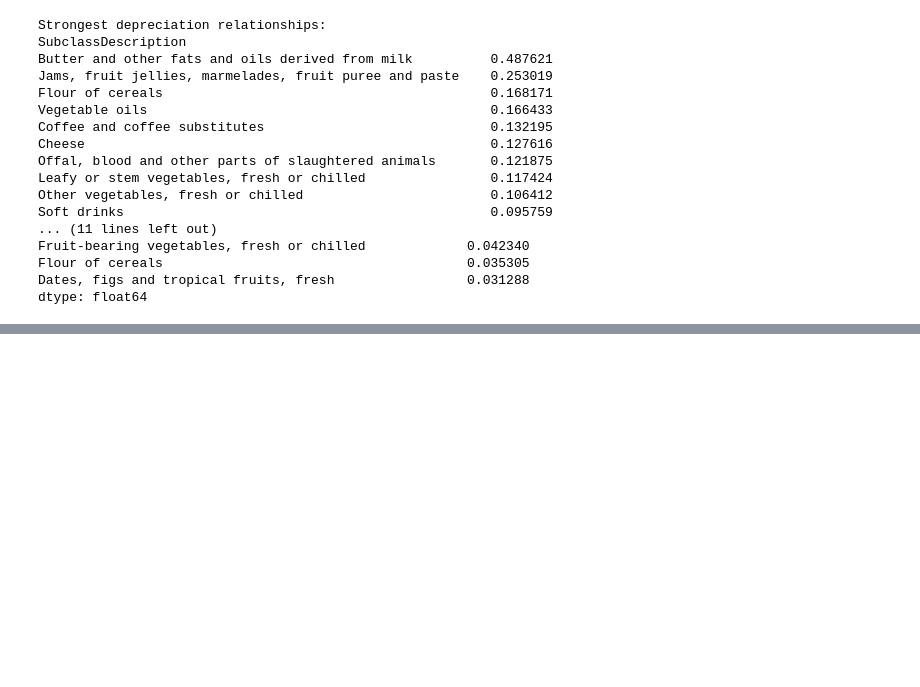
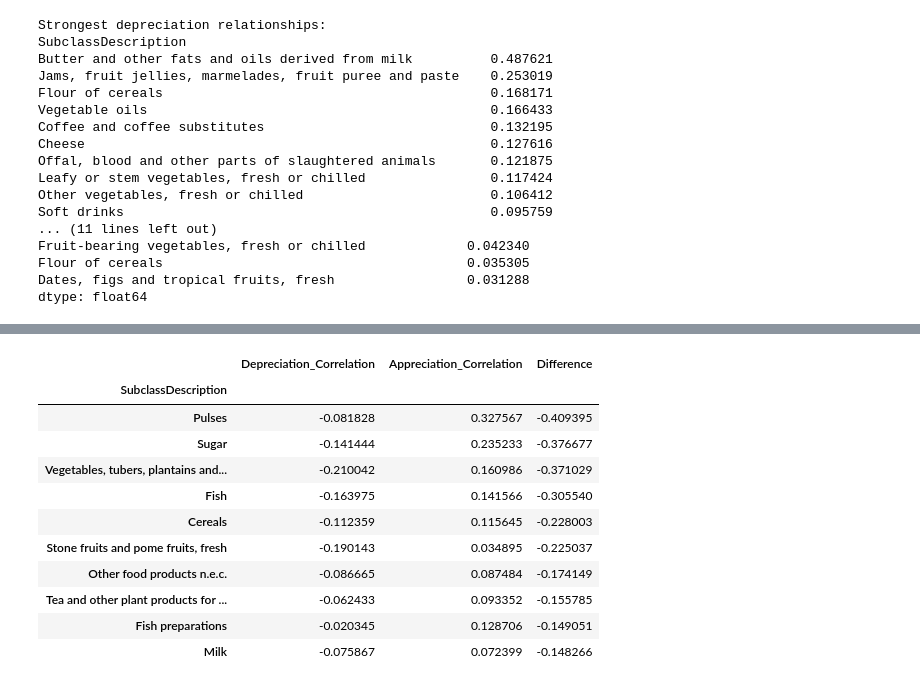
Before and after one commit to MasindiManaga/ERPT_ML_Research, a Jupyter notebook: notebooks/04_Exploratory_Data_Analysis.ipynb, the cells around one changed output, grey strips where cells are left out. Drawn from its saved outputs; the diff is of its cells as text; code cells hidden in the pictures; blank space fills up the shorter version.

```diff
--- a/notebooks/04_Exploratory_Data_Analysis.ipynb
+++ b/notebooks/04_Exploratory_Data_Analysis.ipynb
@@ -1228,3 +1228,11 @@ Fruit-bearing vegetables, fresh or chilled             0.042340
 Flour of cereals                                       0.035305
 Dates, figs and tropical fruits, fresh                 0.031288
 dtype: float64
+# %%
+eda_relationship["Depreciation_Magnitude"] = (
+    eda_relationship["Depreciation_Change"].abs()
+)
+
+eda_relationship["Appreciation_Magnitude"] = (
+    eda_relationship["Appreciation_Change"].abs()
+)
@@ -1230,0 +1320,18 @@ dtype: float64
+# %%
+asymmetry_corr.sort_values(
+    "Difference",
+    ascending=True
+).head(10)
+# %% [output]
+|  | Depreciation_Correlation | Appreciation_Correlation | Difference |
+| SubclassDescription |  |  |  |
+| Pulses | -0.081828 | 0.327567 | -0.409395 |
+| Sugar | -0.141444 | 0.235233 | -0.376677 |
+| Vegetables, tubers, plantains and... | -0.210042 | 0.160986 | -0.371029 |
+| Fish | -0.163975 | 0.141566 | -0.305540 |
+| Cereals | -0.112359 | 0.115645 | -0.228003 |
+| Stone fruits and pome fruits, fresh | -0.190143 | 0.034895 | -0.225037 |
+| Other food products n.e.c. | -0.086665 | 0.087484 | -0.174149 |
+| Tea and other plant products for ... | -0.062433 | 0.093352 | -0.155785 |
+| Fish preparations | -0.020345 | 0.128706 | -0.149051 |
+| Milk | -0.075867 | 0.072399 | -0.148266 |
```
Also changed, not shown: parts of 4 cells of this notebook.
